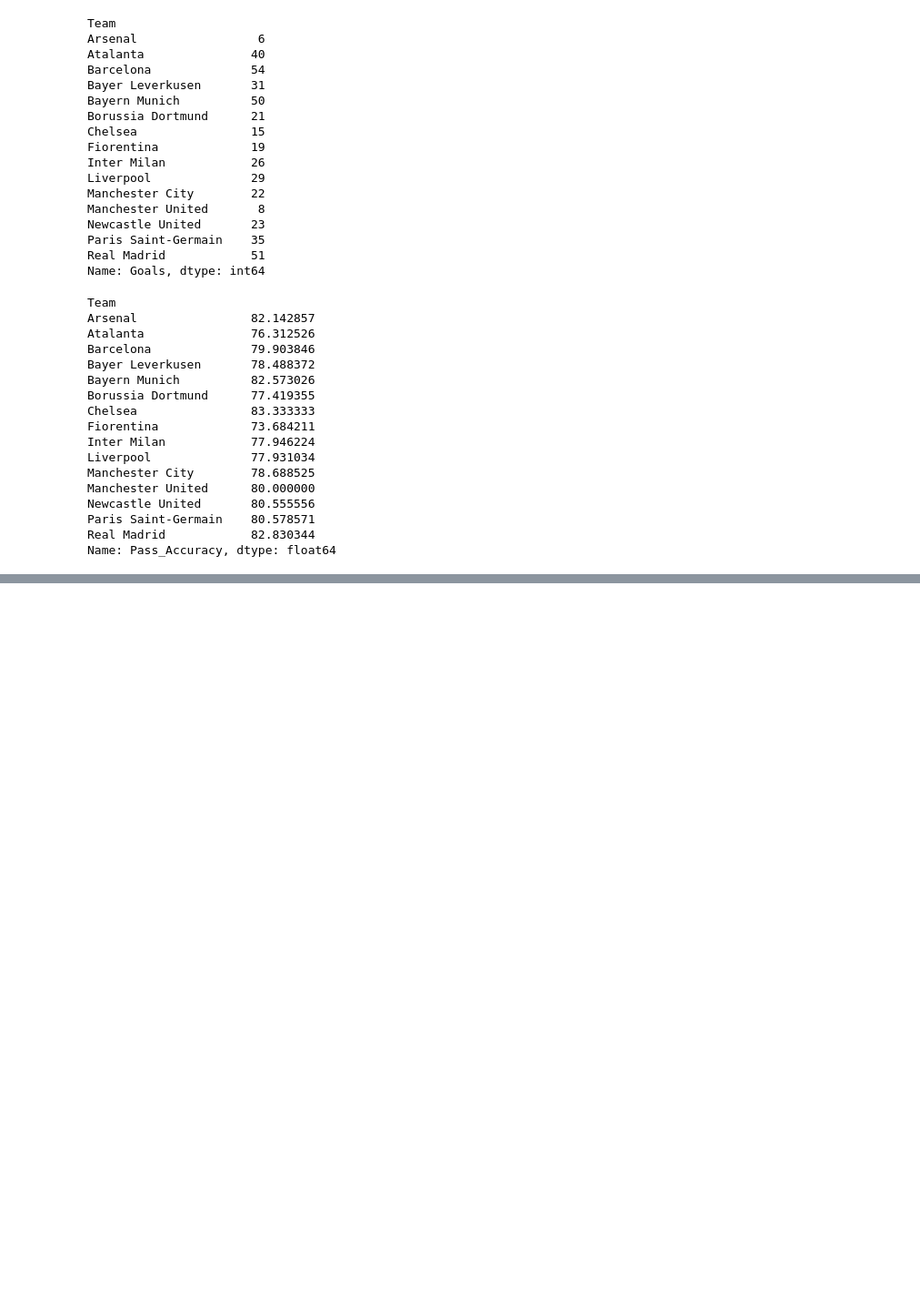
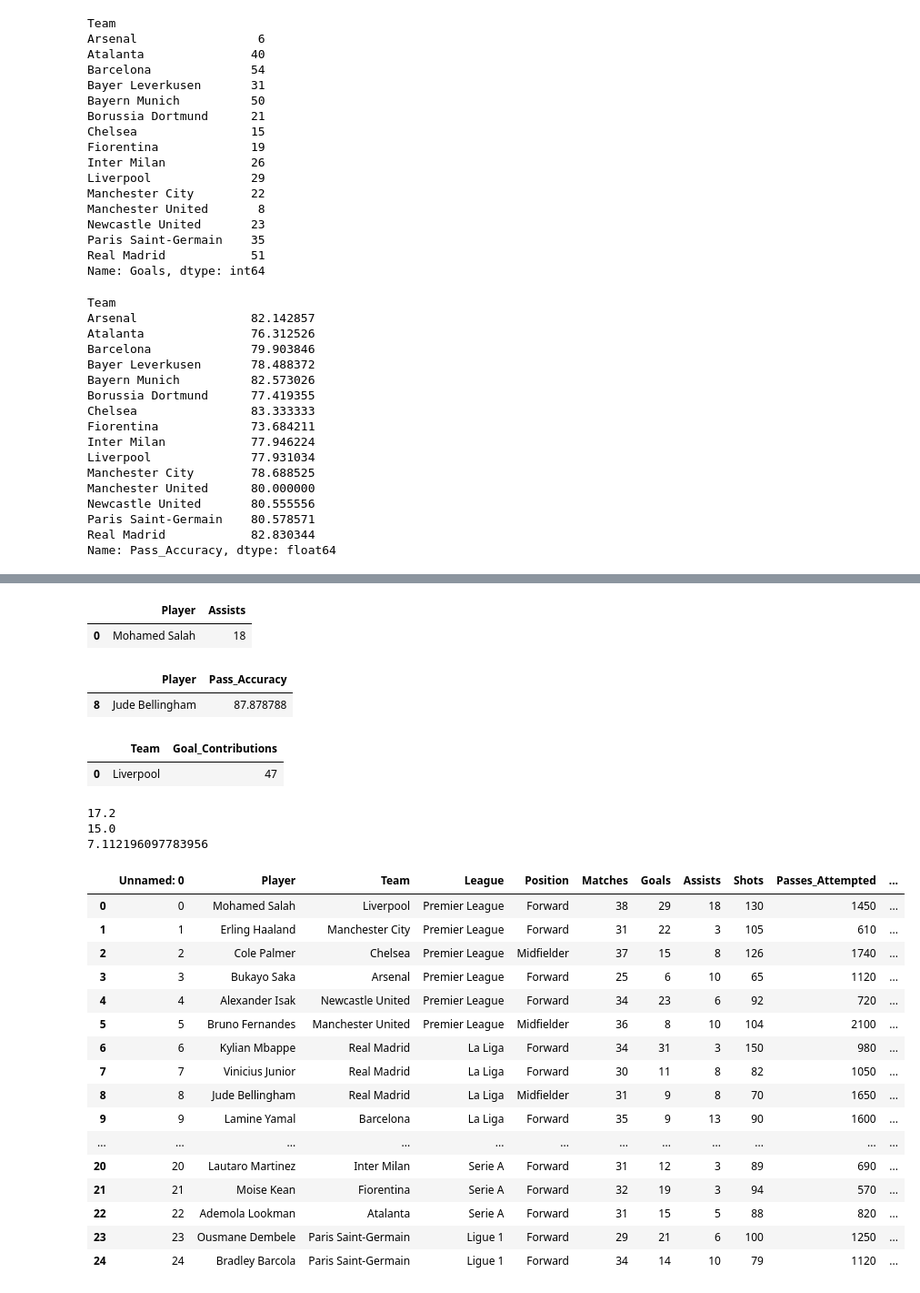
Before and after one commit to nathanaelgetahun/Data-Science-, a Jupyter notebook: Pandas/Pandas_Practice/futball.ipynb, the cells around one changed output, grey strips where cells are left out. Shown at 91% size. Saved outputs shown, nothing was run; the diff lists cells and outputs as text; code cells hidden in the pictures; blank space fills up the shorter version.

```diff
--- a/Pandas/Pandas_Practice/futball.ipynb
+++ b/Pandas/Pandas_Practice/futball.ipynb
@@ -235,0 +243,45 @@ Name: Pass_Accuracy, dtype: float64
+# %%
+display(df[["Player","Assists"]].sort_values(by= "Assists", ascending = False).head(1))
+# %% [output]
+|  | Player | Assists |
+| 0 | Mohamed Salah | 18 |
+# %%
+display(df[["Player","Pass_Accuracy"]].sort_values(by= "Pass_Accuracy", ascending = False).head(1))
+# %% [output]
+|  | Player | Pass_Accuracy |
+| 8 | Jude Bellingham | 87.878788 |
+# %%
+display(df[["Team","Goal_Contributions"]].sort_values(by= "Goal_Contributions", ascending = False).head(1))
+# %% [output]
+|  | Team | Goal_Contributions |
+| 0 | Liverpool | 47 |
+# %%
+print(df["Goals"].mean())
+print(df["Goals"].median())
+print(df["Goals"].std())
+# %% [output]
+17.2
+15.0
+7.112196097783956
+# %%
+df["Performance_Score"] = df["Goals"] * 3 + df["Assists"] * 2 + df["Pass_Accuracy"] * 0.05
+display(df)
+df.to_csv("futball.csv", index =False)
+# %% [output]
+|  | Unnamed: 0 | Player | Team | League | Position | Matches | Goals | Assists | Shots | Passes_Attempted | ... |
+| 0 | 0 | Mohamed Salah | Liverpool | Premier League | Forward | 38 | 29 | 18 | 130 | 1450 | ... |
+| 1 | 1 | Erling Haaland | Manchester City | Premier League | Forward | 31 | 22 | 3 | 105 | 610 | ... |
+| 2 | 2 | Cole Palmer | Chelsea | Premier League | Midfielder | 37 | 15 | 8 | 126 | 1740 | ... |
+| 3 | 3 | Bukayo Saka | Arsenal | Premier League | Forward | 25 | 6 | 10 | 65 | 1120 | ... |
+| 4 | 4 | Alexander Isak | Newcastle United | Premier League | Forward | 34 | 23 | 6 | 92 | 720 | ... |
+| 5 | 5 | Bruno Fernandes | Manchester United | Premier League | Midfielder | 36 | 8 | 10 | 104 | 2100 | ... |
+| 6 | 6 | Kylian Mbappe | Real Madrid | La Liga | Forward | 34 | 31 | 3 | 150 | 980 | ... |
+| 7 | 7 | Vinicius Junior | Real Madrid | La Liga | Forward | 30 | 11 | 8 | 82 | 1050 | ... |
+| 8 | 8 | Jude Bellingham | Real Madrid | La Liga | Midfielder | 31 | 9 | 8 | 70 | 1650 | ... |
+| 9 | 9 | Lamine Yamal | Barcelona | La Liga | Forward | 35 | 9 | 13 | 90 | 1600 | ... |
+| ... | ... | ... | ... | ... | ... | ... | ... | ... | ... | ... | ... |
+| 20 | 20 | Lautaro Martinez | Inter Milan | Serie A | Forward | 31 | 12 | 3 | 89 | 690 | ... |
+| 21 | 21 | Moise Kean | Fiorentina | Serie A | Forward | 32 | 19 | 3 | 94 | 570 | ... |
+| 22 | 22 | Ademola Lookman | Atalanta | Serie A | Forward | 31 | 15 | 5 | 88 | 820 | ... |
+| 23 | 23 | Ousmane Dembele | Paris Saint-Germain | Ligue 1 | Forward | 29 | 21 | 6 | 100 | 1250 | ... |
+| 24 | 24 | Bradley Barcola | Paris Saint-Germain | Ligue 1 | Forward | 34 | 14 | 10 | 79 | 1120 | ... |
```
Also changed, not shown: parts of 8 cells of this notebook, 1 other file.
